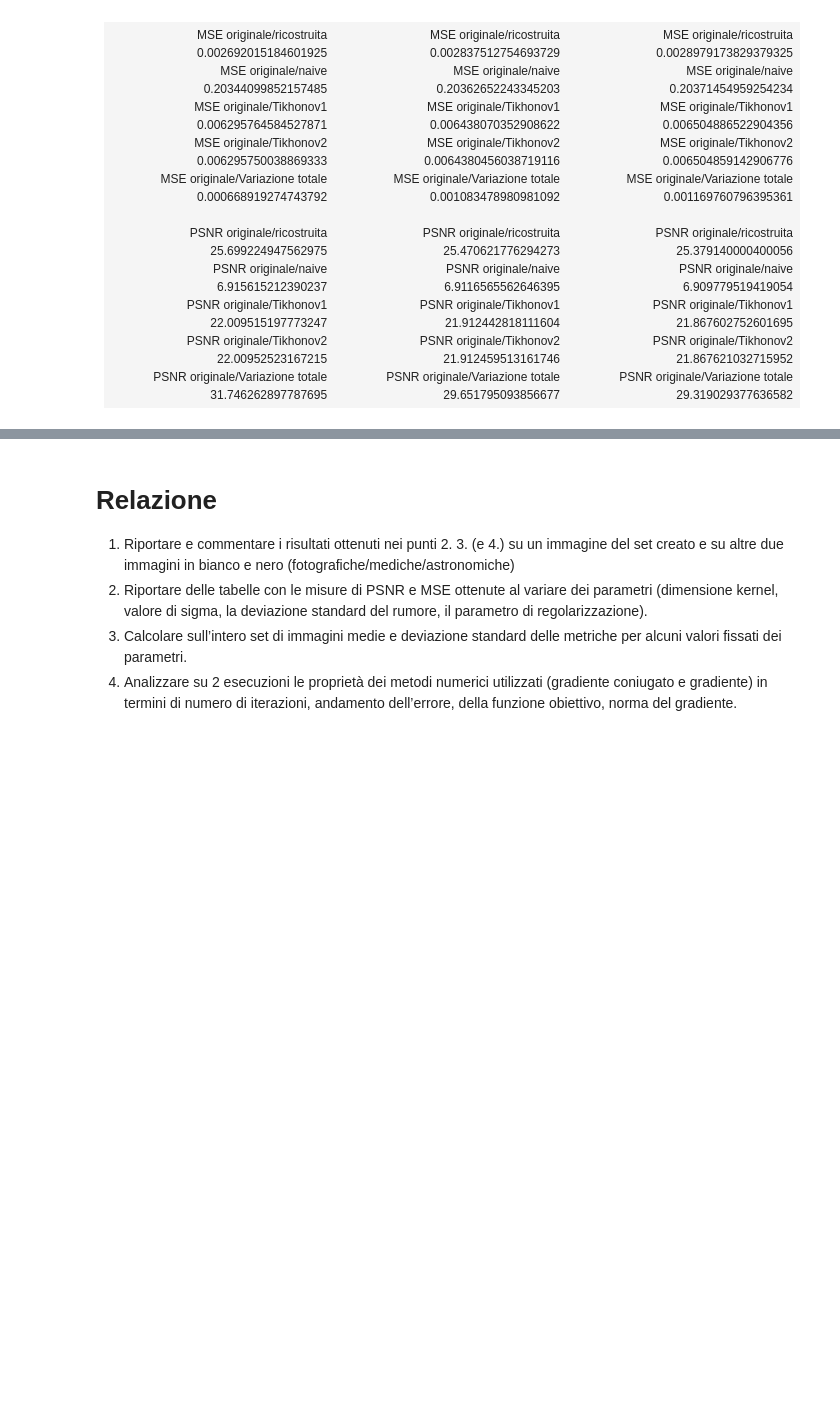
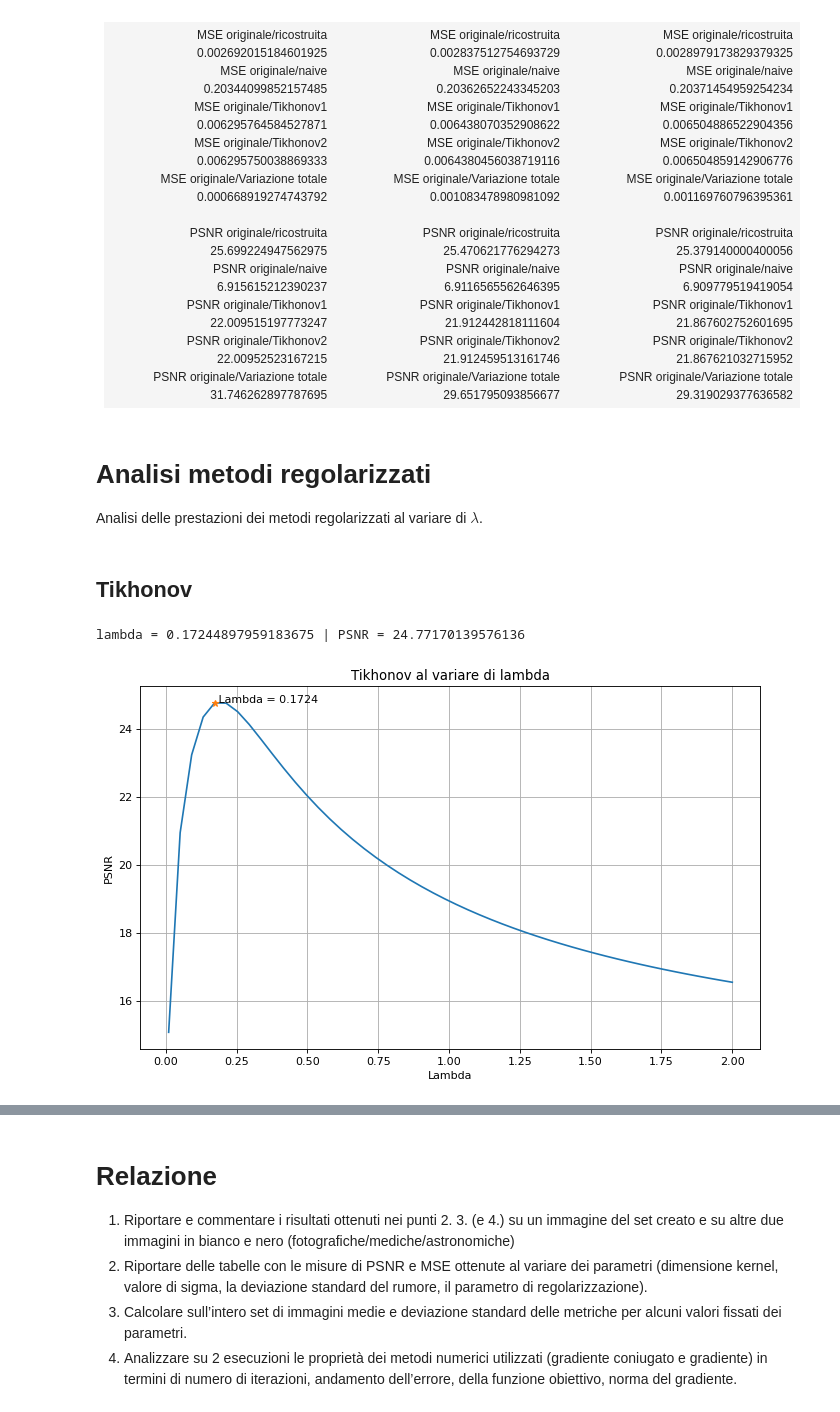
Before and after one commit to NotXia/imaging, a Jupyter notebook: progetto.ipynb, the cells around one changed output, grey strips where cells are left out. Cells and saved outputs as stored; diff of their text form; code cells hidden in the pictures; blank space fills up the shorter version.

Commit message:
Esperimenti al variare di lambda

```diff
--- a/progetto.ipynb
+++ b/progetto.ipynb
@@ -326,10 +329,11 @@ def deblur_tv(image, blur, lamb):
 # %%
 curr_image = image1
+curr_blur = blur1
 
-out_naive = deblur_naive(curr_image, blur1)
-out_tikhonov = deblur_tikhonov(curr_image, blur1, 0.5)
-out_tikhonov2, n_it = deblur_tikhonov2(curr_image, blur1, 0.5)
-out_tv = deblur_tv(curr_image, blur1, 0.02)
+out_naive = deblur_naive(curr_image, curr_blur)
+out_tikhonov = deblur_tikhonov(curr_image, curr_blur, 0.17)
+out_tikhonov2, n_it = deblur_tikhonov2(curr_image, curr_blur, 0.17)
+out_tv = deblur_tv(curr_image, curr_blur, 0.087)
 # %%
 out_naive = out_naive.x.reshape(curr_image.shape)
 out_tikhonov = out_tikhonov.x.reshape(curr_image.shape)
@@ -443,3 +422,39 @@ PSNR originale/Variazione totale 	 29.319029377636582<br/>
 
 </tr>
 </table>
+# %% [markdown]
+# Analisi metodi regolarizzati
+Analisi delle prestazioni dei metodi regolarizzati al variare di $\lambda$.
+# %%
+def plot_lambda_difference(x, y, title):
+    max_i = y.index(max(y))
+    print(f"lambda = {x[max_i]} | PSNR = {y[max_i]}")
+
+    plt.figure(figsize=(10, 6), dpi=80)
+
+    plt.plot(x, y)
+    plt.plot(x[max_i], y[max_i], "*")
+    plt.annotate(f" Lambda = {x[max_i]:.{4}f}", (x[max_i], y[max_i]))
+    plt.grid()
+    plt.title(title)
+    plt.xlabel("Lambda")
+    plt.ylabel("PSNR")
+    plt.show()
+# %% [markdown]
+## Tikhonov
+# %%
+curr_image = image1
+curr_blur = blur1
+
+x_tikhonov1 = np.linspace(0.01, 2, num=50)
+y_tikhonov1 = []
+
+for lamb in x_tikhonov1:
+    out_tikhonov = deblur_tikhonov(curr_image, curr_blur, lamb)
+    out_tikhonov = out_tikhonov.x.reshape(curr_image.shape)
+    y_tikhonov1 = y_tikhonov1 + [metrics.peak_signal_noise_ratio(real_image, out_tikhonov)]
+# %%
+plot_lambda_difference(x_tikhonov1, y_tikhonov1, "Tikhonov al variare di lambda")
+# %% [output]
+lambda = 0.17244897959183675 | PSNR = 24.77170139576136
+[figure, added]
```
Also changed, not shown: parts of 12 cells of this notebook, 5 other files.
